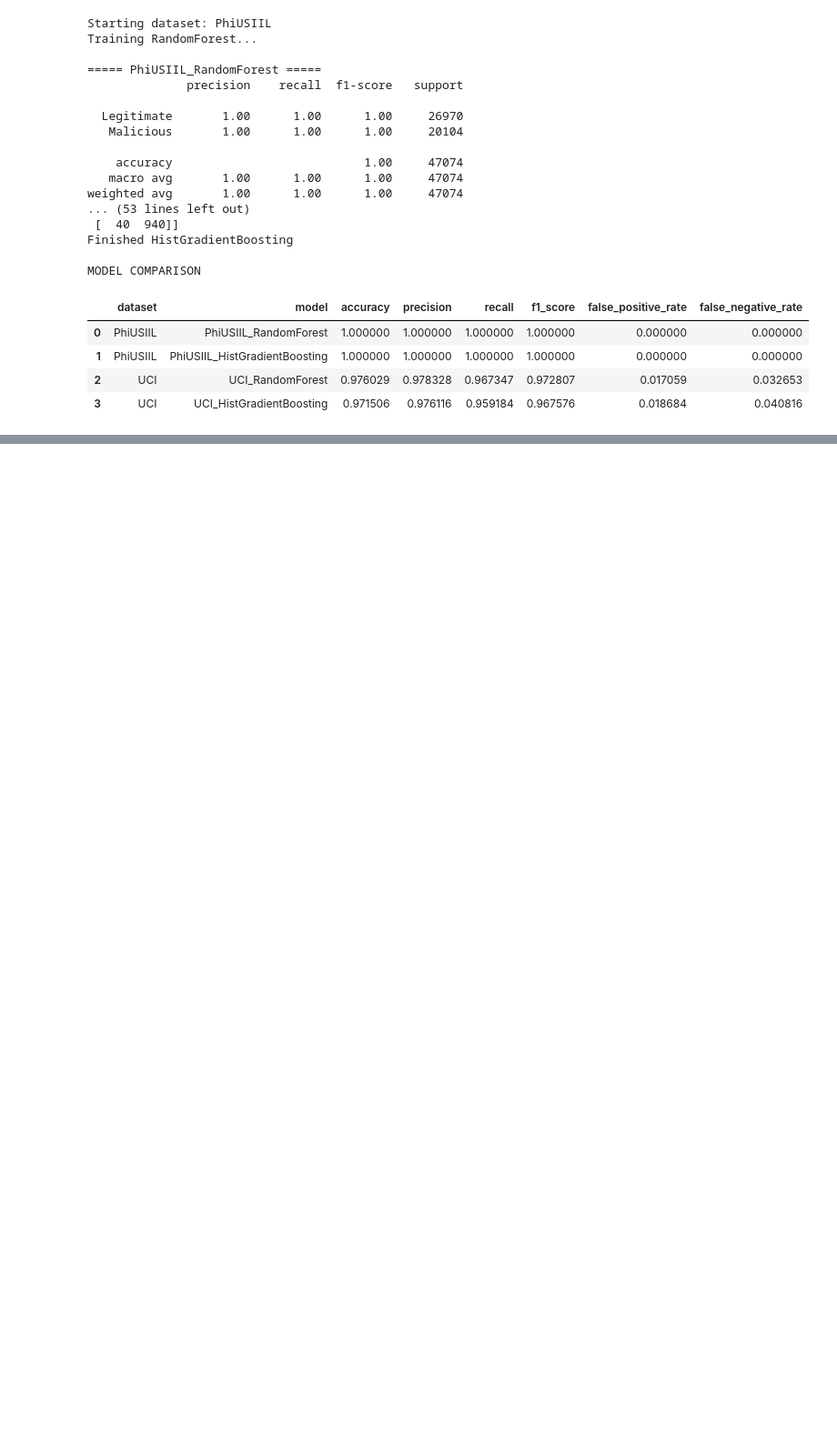
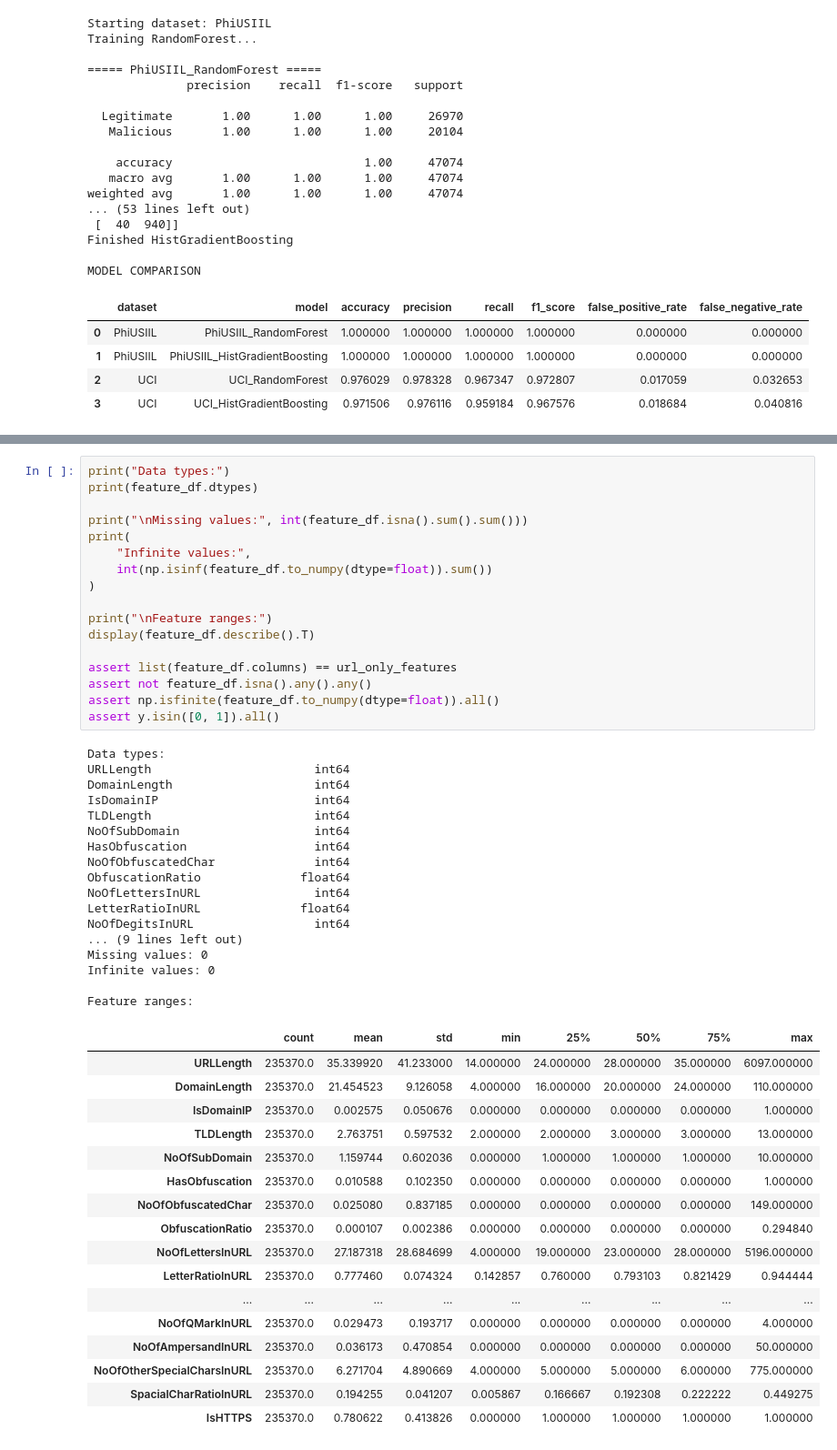
Before and after one commit to dinesha-06/CYBERGUARD, a Jupyter notebook: malicious_url/notebooks/03_model_training.ipynb, the cells around one changed output, grey strips where cells are left out. Shown at 91% size. Drawn from its saved outputs; the diff is of its cells as text; blank space fills up the shorter version.

```diff
--- a/malicious_url/notebooks/03_model_training.ipynb
+++ b/malicious_url/notebooks/03_model_training.ipynb
@@ -249,0 +393,52 @@ MODEL COMPARISON
+# %%
+print("Data types:")
+print(feature_df.dtypes)
+
+print("\nMissing values:", int(feature_df.isna().sum().sum()))
+print(
+    "Infinite values:",
+    int(np.isinf(feature_df.to_numpy(dtype=float)).sum())
+)
+
+print("\nFeature ranges:")
+display(feature_df.describe().T)
+
+assert list(feature_df.columns) == url_only_features
+assert not feature_df.isna().any().any()
+assert np.isfinite(feature_df.to_numpy(dtype=float)).all()
+assert y.isin([0, 1]).all()
+# %% [output]
+Data types:
+URLLength                       int64
+DomainLength                    int64
+IsDomainIP                      int64
+TLDLength                       int64
+NoOfSubDomain                   int64
+HasObfuscation                  int64
+NoOfObfuscatedChar              int64
+ObfuscationRatio              float64
+NoOfLettersInURL                int64
+LetterRatioInURL              float64
+NoOfDegitsInURL                 int64
+... (9 lines left out)
+Missing values: 0
+Infinite values: 0
+
+Feature ranges:
+|  | count | mean | std | min | 25% | 50% | 75% | max |
+| URLLength | 235370.0 | 35.339920 | 41.233000 | 14.000000 | 24.000000 | 28.000000 | 35.000000 | 6097.000000 |
+| DomainLength | 235370.0 | 21.454523 | 9.126058 | 4.000000 | 16.000000 | 20.000000 | 24.000000 | 110.000000 |
+| IsDomainIP | 235370.0 | 0.002575 | 0.050676 | 0.000000 | 0.000000 | 0.000000 | 0.000000 | 1.000000 |
+| TLDLength | 235370.0 | 2.763751 | 0.597532 | 2.000000 | 2.000000 | 3.000000 | 3.000000 | 13.000000 |
+| NoOfSubDomain | 235370.0 | 1.159744 | 0.602036 | 0.000000 | 1.000000 | 1.000000 | 1.000000 | 10.000000 |
+| HasObfuscation | 235370.0 | 0.010588 | 0.102350 | 0.000000 | 0.000000 | 0.000000 | 0.000000 | 1.000000 |
+| NoOfObfuscatedChar | 235370.0 | 0.025080 | 0.837185 | 0.000000 | 0.000000 | 0.000000 | 0.000000 | 149.000000 |
+| ObfuscationRatio | 235370.0 | 0.000107 | 0.002386 | 0.000000 | 0.000000 | 0.000000 | 0.000000 | 0.294840 |
+| NoOfLettersInURL | 235370.0 | 27.187318 | 28.684699 | 4.000000 | 19.000000 | 23.000000 | 28.000000 | 5196.000000 |
+| LetterRatioInURL | 235370.0 | 0.777460 | 0.074324 | 0.142857 | 0.760000 | 0.793103 | 0.821429 | 0.944444 |
+| ... | ... | ... | ... | ... | ... | ... | ... | ... |
+| NoOfQMarkInURL | 235370.0 | 0.029473 | 0.193717 | 0.000000 | 0.000000 | 0.000000 | 0.000000 | 4.000000 |
+| NoOfAmpersandInURL | 235370.0 | 0.036173 | 0.470854 | 0.000000 | 0.000000 | 0.000000 | 0.000000 | 50.000000 |
+| NoOfOtherSpecialCharsInURL | 235370.0 | 6.271704 | 4.890669 | 4.000000 | 5.000000 | 5.000000 | 6.000000 | 775.000000 |
+| SpacialCharRatioInURL | 235370.0 | 0.194255 | 0.041207 | 0.005867 | 0.166667 | 0.192308 | 0.222222 | 0.449275 |
+| IsHTTPS | 235370.0 | 0.780622 | 0.413826 | 0.000000 | 1.000000 | 1.000000 | 1.000000 | 1.000000 |
```
Also changed, not shown: parts of 10 cells of this notebook, 4 other files.
